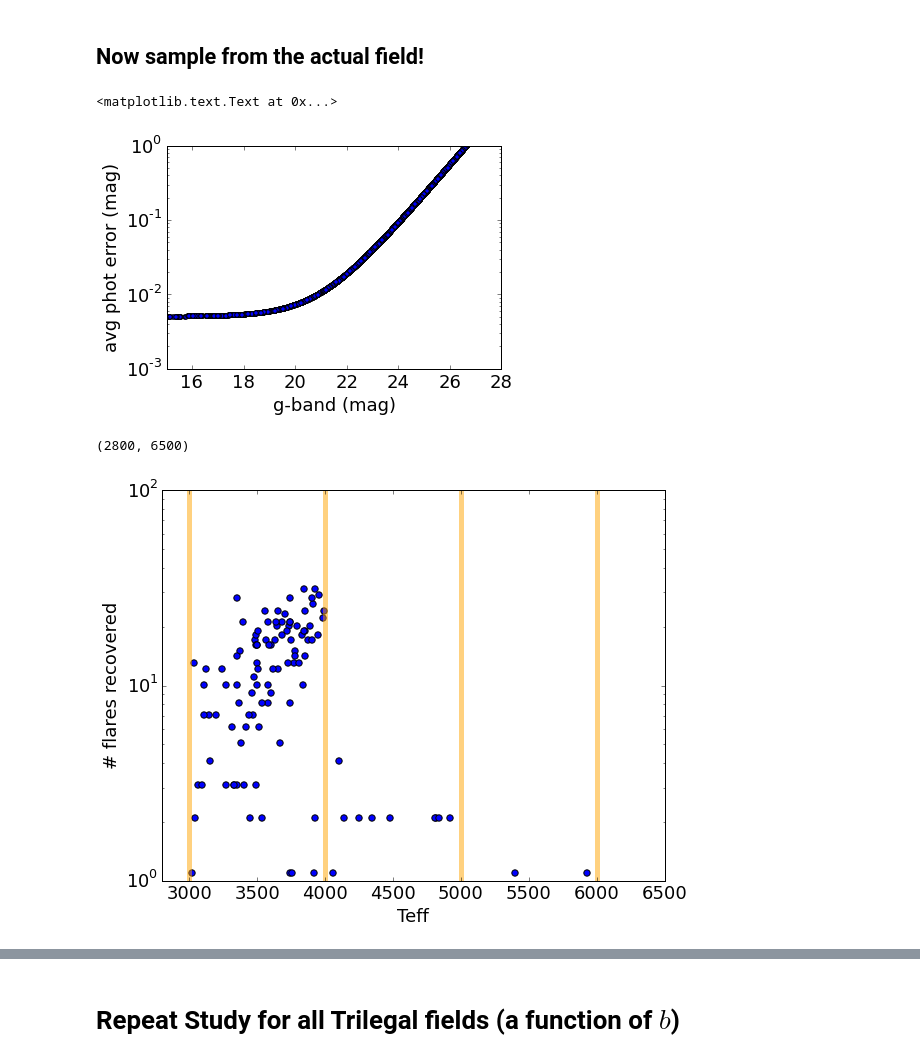
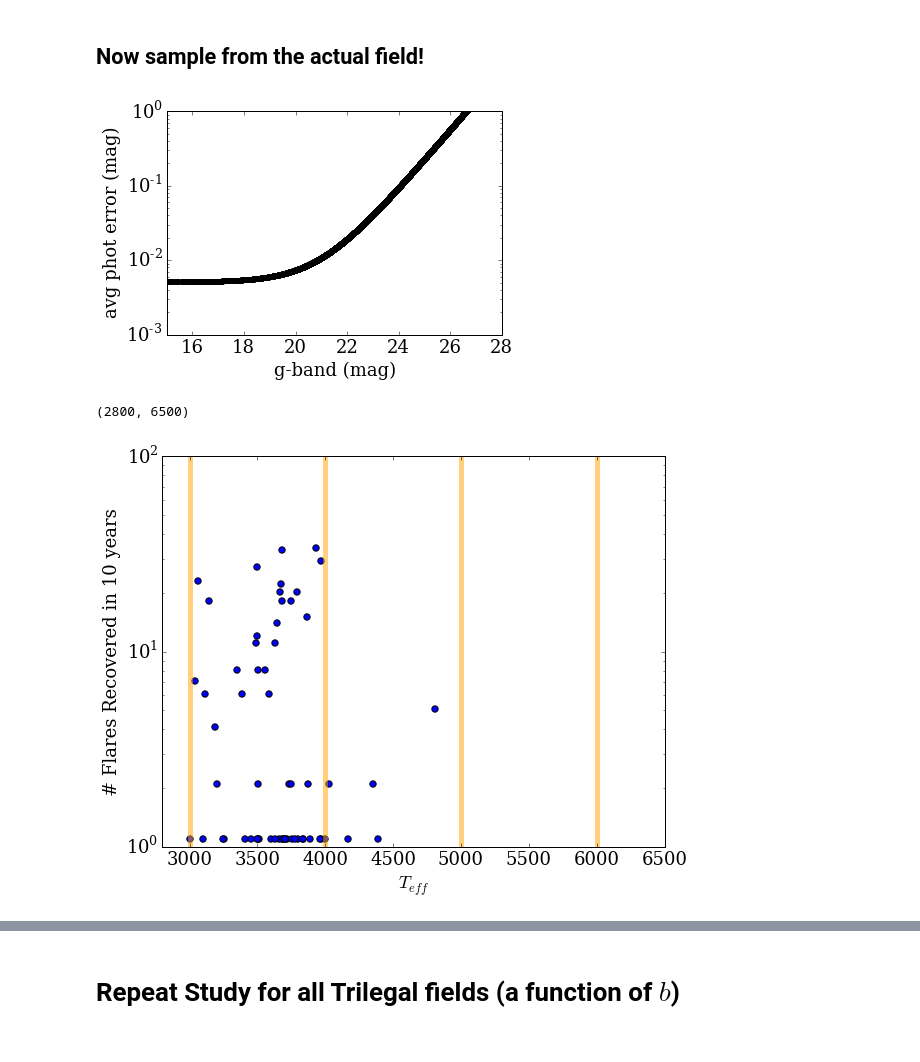
Before and after one commit to lsst-sims/MW-Flare, a Jupyter notebook: figures.ipynb, the cells around one changed output, grey strips where cells are left out. Drawn from its saved outputs; the diff is of its cells as text; code cells hidden in the pictures.

```diff
--- a/figures.ipynb
+++ b/figures.ipynb
@@ -13,6 +13,7 @@ import toymodel
 import LSSToy
 
 matplotlib.rcParams.update({'font.size':18})
+matplotlib.rcParams.update({'font.family':'serif'})
 # %%
 # let's read in the Trilegal field, and see the columns
 
@@ -165,37 +167,36 @@ plt.xlabel('$\Delta$ Mag')
 # %% [markdown]
 ## Now sample from the actual field!
 # %%
-Age_bins = np.log10([1e5, 1e9, 2e9, 15e9]) # edges of age bins
+Age_bins = np.log10([1e5, 0.25e9, 1.5e9, 15e9]) # edges of age bins
 
 alpha_matrix = np.array([[1, -1, -2],   # 3k-4k
                          [0, -2, -4],  # 4k-5k
                          [-1, -4, -6], # 5k-6k
                          [-4, -9, -9]]) # 6k-7k
 
-Nstars = 10000 # how many stars to randomly sample from logg>=4, Teff<7k
+Nstars = 20000 # how many stars to randomly sample from logg>=4, Teff<7k
 # %%
-
 # find the stars to draw from
 okstars = np.where((df['logg'] >= 4) & (df['logTe'] <= np.log10(7000.0)) & (df['logTe'] >= np.log10(3000.0)))
 
 # pick random indexes to use from good stars
 rr = np.array(np.floor((np.random.random(size=Nstars) * float(len(okstars[0])))), dtype=np.int)
 
 teff = df['logTe'].values[okstars[0][rr]]
 age = df['logAge'].values[okstars[0][rr]]
 
 gmag = df['g'].values[okstars[0][rr]] # apparant g-band magnitude
 gerr = LSSToy.photerror(gmag)
 
-plt.scatter(gmag, gerr)
+plt.scatter(gmag, gerr, color='k')
 plt.ylim(1e-3,1)
 plt.yscale('log')
 plt.xlim(15,28)
 plt.xlabel('g-band (mag)')
 plt.ylabel('avg phot error (mag)')
+plt.savefig('error_profile.pdf', dpi=300, rasterized=True, bbox_inches='tight', pad_inches=0.5)
 # %% [output]
-<matplotlib.text.Text at 0x...>
-[figure, old version]
+[figure, new version]
 # %%
 # Count how many flares are returned for each star
 Nflares = np.zeros(Nstars)
@@ -238,14 +239,14 @@ for k in range(Nstars):
 plt.figure(figsize=(9,7))
 plt.scatter(10.**teff, Nflares + 0.1, s=40)
 plt.yscale('log')
-plt.xlabel('Teff')
-plt.ylabel('# flares recovered')
+plt.xlabel('$T_{eff}$')
+plt.ylabel('# Flares Recovered in 10 years')
 plt.vlines(10.**Teff_bins,1,100, alpha=0.5, color='orange', lw=5)
 plt.ylim(1,100)
 plt.xlim(2800, 6500)
 # %% [output]
 (2800, 6500)
-[figure, old version]
+[figure, new version]
 # %%
 plt.figure(figsize=(9,7))
 _ = plt.hist(gmag, weights=Nflares, bins=25, histtype='step')
```
Also changed, not shown: parts of 14 cells of this notebook.
